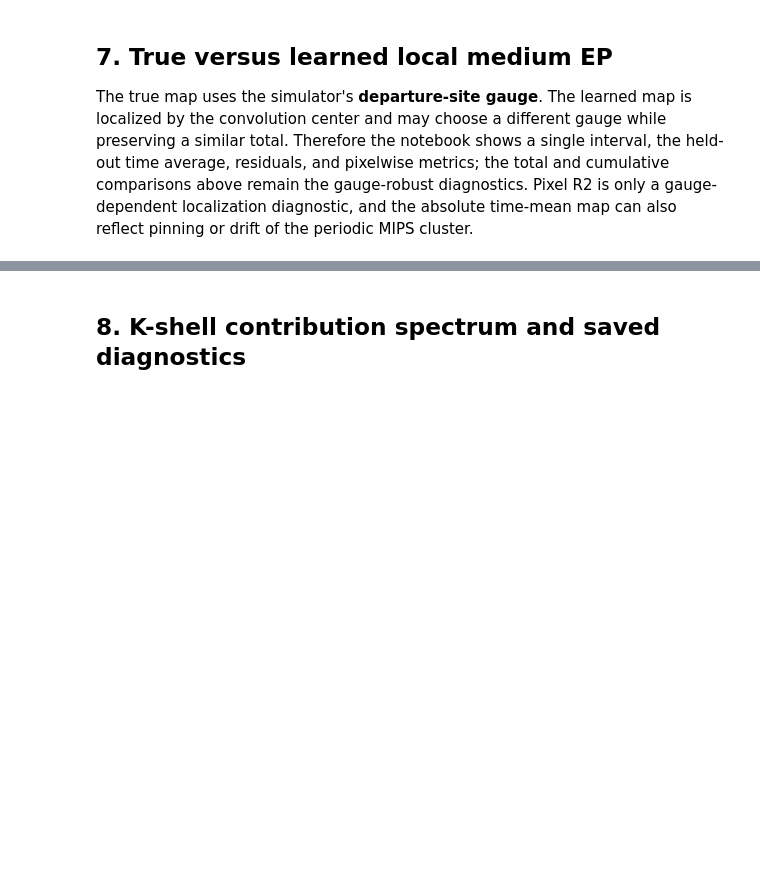
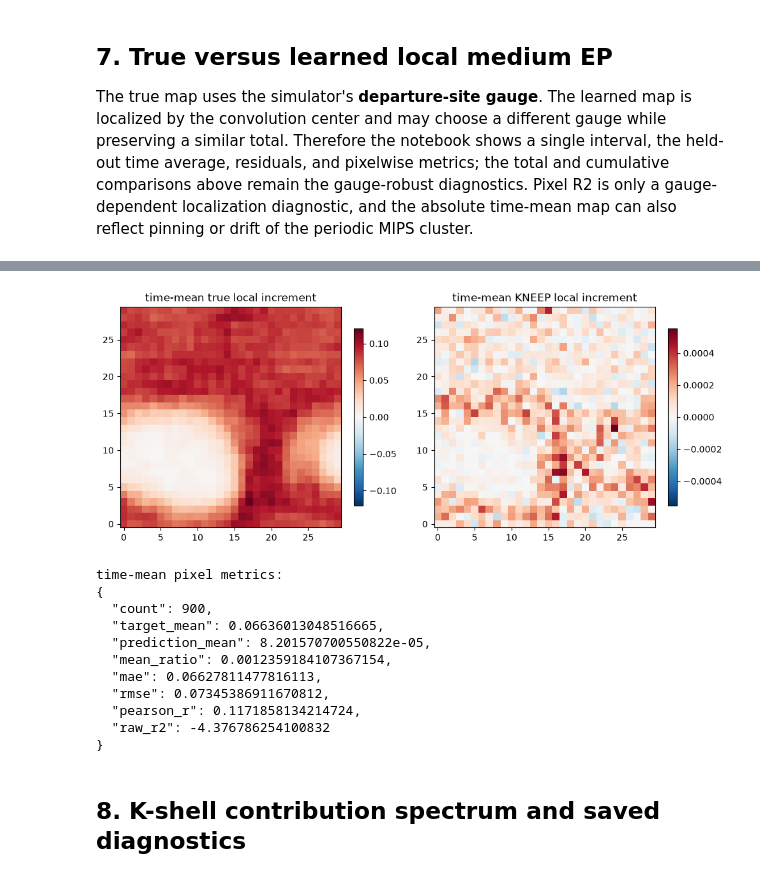
Before and after one commit to 2DHvN/CNEEP_v2, a Jupyter notebook: notebooks/Corr_LatticeABP_TC.ipynb, the cells around one changed output, grey strips where cells are left out. Cells and saved outputs as stored; diff of their text form; code cells hidden in the pictures; blank space fills up the shorter version.

```diff
--- a/notebooks/Corr_LatticeABP_TC.ipynb
+++ b/notebooks/Corr_LatticeABP_TC.ipynb
@@ -72,7 +72,7 @@ def find_repo_root(start=None):
     )
 
 
-ROOT = find_repo_root()
+ROOT = find_repo_root("/home/ldh041203/projects/CNEEP_v2")
 if str(ROOT) not in sys.path:
     sys.path.insert(0, str(ROOT))
 
@@ -522,6 +566,8 @@ if opt.model_type == "MultiScaleK_2DF":
     model = MultiScaleK_2DF(opt).to(opt.device)
 elif opt.model_type == "MultiScaleK_2D":
     model = MultiScaleK_2D(opt).to(opt.device)
+elif opt.model_type == "MultiScaleShellForceCNEEP2D":
+    model = MultiScaleShellForceCNEEP2D(opt).to(opt.device)
 else:
     raise ValueError(f"Unknown model type: {opt.model_type!r}")
 optimizer = torch.optim.AdamW(model.parameters(), lr=opt.lr, weight_decay=opt.wd)
@@ -937,44 +1033,61 @@ print(json.dumps(single_local_metrics, indent=2))
 # %%
-true_mean_map = gt_local_ep[:n_pairs_per_test_replica].mean(axis=0)
-pred_mean_map = pred_local_ep[:n_pairs_per_test_replica].mean(axis=0)
+true_mean_map = gt_local_ep[:].mean(axis=0)
+pred_mean_map = pred_local_ep[:].mean(axis=0)
 mean_residual = pred_mean_map - true_mean_map
 mean_local_metrics = comparison_metrics(true_mean_map.ravel(), pred_mean_map.ravel())
 
 # The printed pixel means and plotted fields must refer to exactly the same
 # arrays.  In particular, a true-map mean above a plot's colour limit signals
 # clipping (or that an old notebook cell was run), not a simulator scale error.
 np.testing.assert_allclose(true_mean_map.mean(), gt_local_ep.mean(), rtol=2.0e-6, atol=2.0e-6)
 np.testing.assert_allclose(pred_mean_map.mean(), pred_local_ep.mean(), rtol=2.0e-6, atol=2.0e-6)
 
 vmax = max(float(np.abs(true_mean_map).max()), float(np.abs(pred_mean_map).max()), 1.0e-12)
+vmax_true = max(float(np.abs(true_mean_map).max()), 1.0e-12)
+vmax_pred = max(float(np.abs(pred_mean_map).max()), 1.0e-12)
+
 residual_vmax = max(float(np.abs(mean_residual).max()), 1.0e-12)
-fig, axes = plt.subplots(1, 3, figsize=(15, 4), constrained_layout=True)
-im0 = axes[0].imshow(true_mean_map.T, origin="lower", cmap="RdBu_r", vmin=-vmax, vmax=vmax)
+# fig, axes = plt.subplots(1, 3, figsize=(15, 4), constrained_layout=True)
+fig, axes = plt.subplots(1, 2, figsize=(10, 4), constrained_layout=True)
+im0 = axes[0].imshow(true_mean_map.T, origin="lower", cmap="RdBu_r", vmin=-vmax_true, vmax=vmax_true)
 axes[0].set_title("time-mean true local increment")
 fig.colorbar(im0, ax=axes[0], shrink=0.8)
-im1 = axes[1].imshow(pred_mean_map.T, origin="lower", cmap="RdBu_r", vmin=-vmax, vmax=vmax)
+im1 = axes[1].imshow(pred_mean_map.T, origin="lower", cmap="RdBu_r", vmin=-vmax_pred, vmax=vmax_pred)
 axes[1].set_title("time-mean KNEEP local increment")
 fig.colorbar(im1, ax=axes[1], shrink=0.8)
-im2 = axes[2].imshow(
-    mean_residual.T,
-    origin="lower",
-    cmap="RdBu_r",
-    vmin=-residual_vmax,
-    vmax=residual_vmax,
-)
-axes[2].set_title(
-    f"mean residual (r={mean_local_metrics['pearson_r']:.3f})"
-)
-fig.colorbar(im2, ax=axes[2], shrink=0.8)
-for ax in axes:
-    ax.set_xticks([])
-    ax.set_yticks([])
+# im2 = axes[2].imshow(
+#     mean_residual.T,
+#     origin="lower",
+#     cmap="RdBu_r",
+#     vmin=-residual_vmax,
+#     vmax=residual_vmax,
+# )
+# axes[2].set_title(
+#     f"mean residual (r={mean_local_metrics['pearson_r']:.3f})"
+# )
+# fig.colorbar(im2, ax=axes[2], shrink=0.8)
+# for ax in axes:
+#     ax.set_xticks([])
+#     ax.set_yticks([])
 
 fig.savefig(current_result_folder / "local_medium_ep_time_mean.png", dpi=170)
 plt.show()
 
 print("time-mean pixel metrics:")
 print(json.dumps(mean_local_metrics, indent=2))
+# %% [output]
+[figure, added]
+time-mean pixel metrics:
+{
+  "count": 900,
+  "target_mean": 0.06636013048516665,
+  "prediction_mean": 8.201570700550822e-05,
+  "mean_ratio": 0.0012359184107367154,
+  "mae": 0.06627811477816113,
+  "rmse": 0.07345386911670812,
+  "pearson_r": 0.1171858134214724,
+  "raw_r2": -4.376786254100832
+}
 # %% [markdown]
 ## 8. K-shell contribution spectrum and saved diagnostics
 # %%
```
Also changed, not shown: parts of 11 cells of this notebook, 7 other files.
